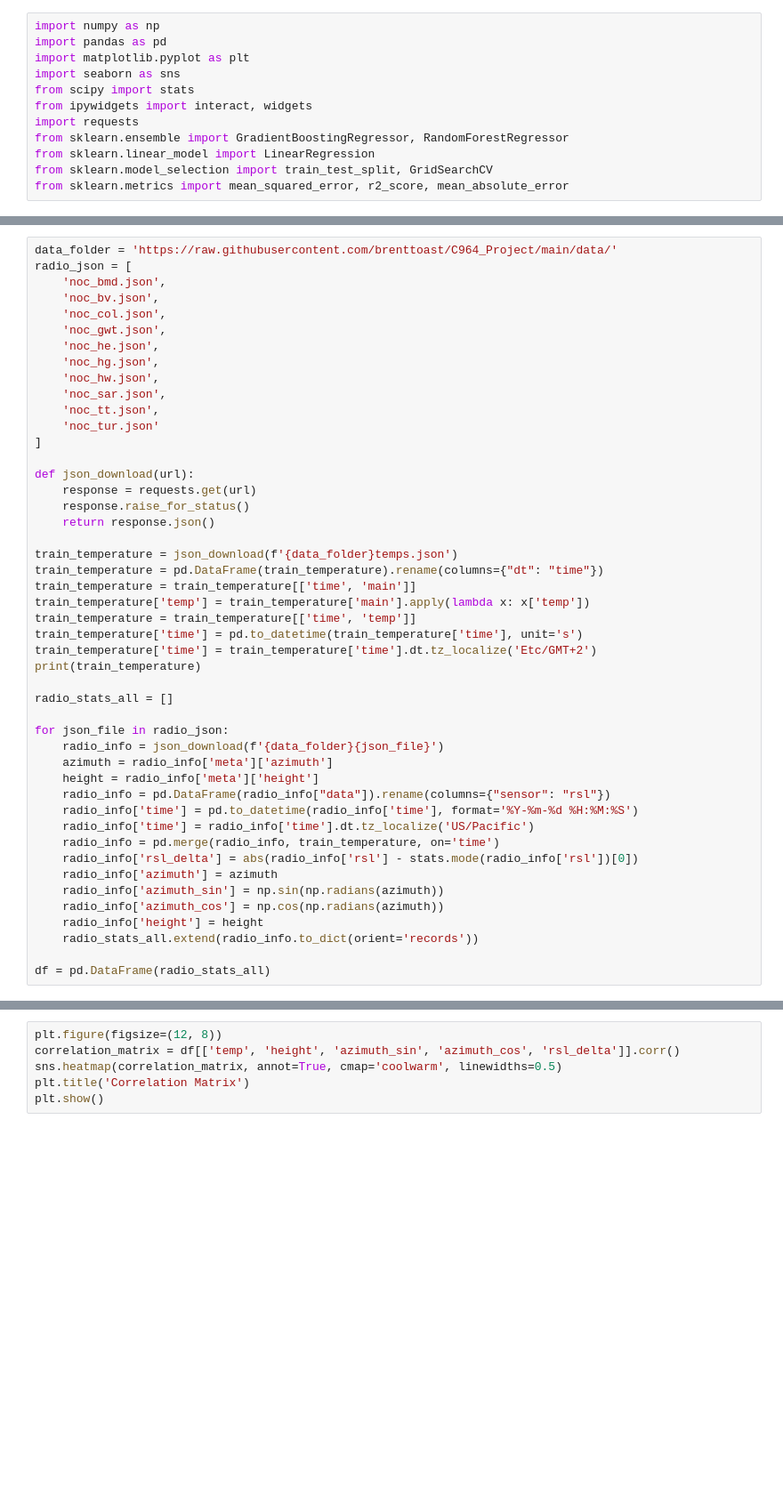
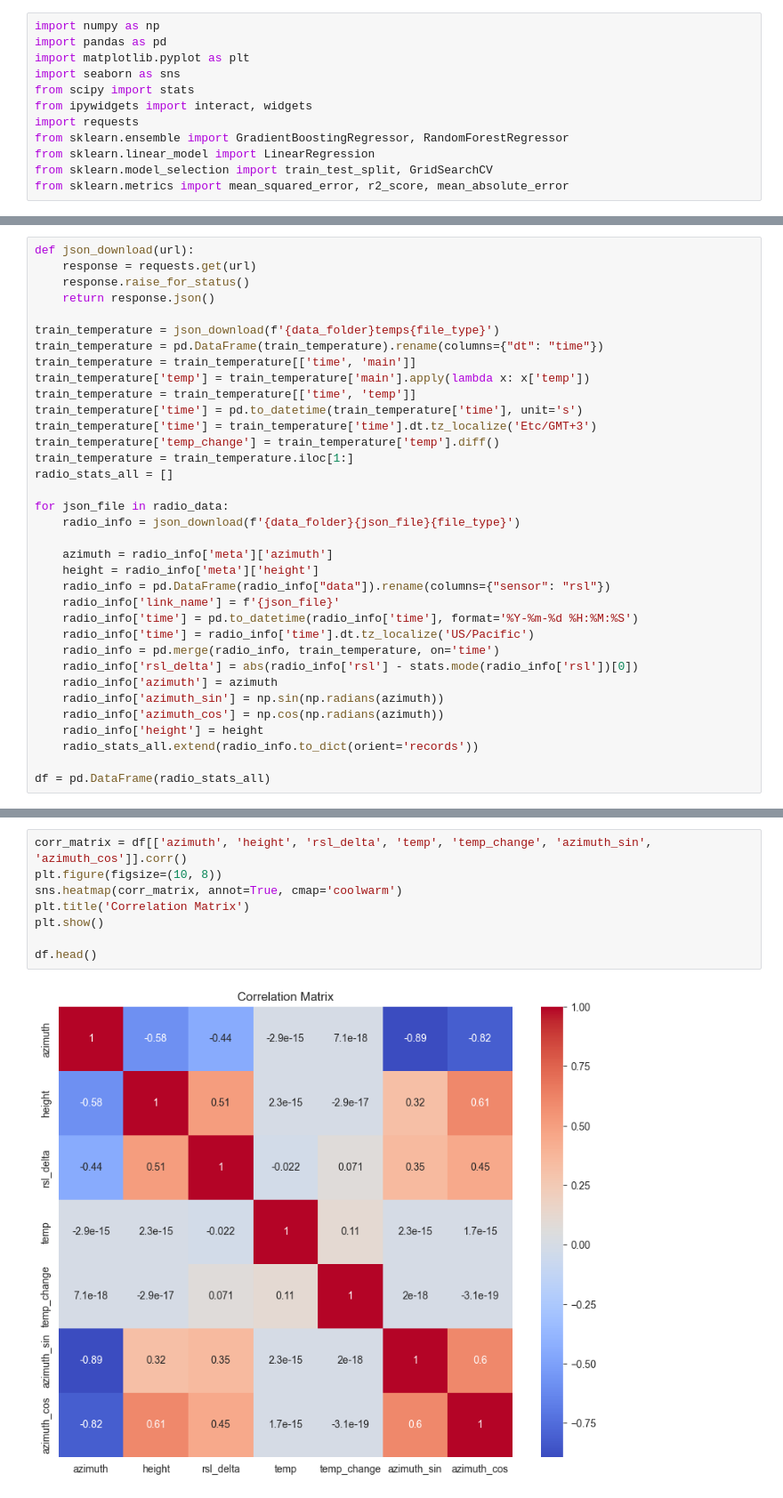
Before and after one commit to brenttoast/C964_Project, a Jupyter notebook: C964_Project.ipynb, the cells around one changed output, grey strips where cells are left out. Shown at 89% size. Cells and saved outputs as stored; diff of their text form; blank space fills up the shorter version.

```diff
--- a/C964_Project.ipynb
+++ b/C964_Project.ipynb
@@ -19,39 +34,27 @@ Download and process data files
 # %%
-data_folder = 'https://raw.githubusercontent.com/brenttoast/C964_Project/main/data/'
-radio_json = [
-    'noc_bmd.json',
-    'noc_bv.json',
-    'noc_col.json',
-    'noc_gwt.json',
-    'noc_he.json',
-    'noc_hg.json',
-    'noc_hw.json',
-    'noc_sar.json',
-    'noc_tt.json',
-    'noc_tur.json'
-]
-
 def json_download(url):
     response = requests.get(url)
     response.raise_for_status()
     return response.json()
 
-train_temperature = json_download(f'{data_folder}temps.json')
+train_temperature = json_download(f'{data_folder}temps{file_type}')
 train_temperature = pd.DataFrame(train_temperature).rename(columns={"dt": "time"})
 train_temperature = train_temperature[['time', 'main']]
 train_temperature['temp'] = train_temperature['main'].apply(lambda x: x['temp'])
 train_temperature = train_temperature[['time', 'temp']]
 train_temperature['time'] = pd.to_datetime(train_temperature['time'], unit='s')
-train_temperature['time'] = train_temperature['time'].dt.tz_localize('Etc/GMT+2')
-print(train_temperature)
-
+train_temperature['time'] = train_temperature['time'].dt.tz_localize('Etc/GMT+3')
+train_temperature['temp_change'] = train_temperature['temp'].diff()
+train_temperature = train_temperature.iloc[1:]
 radio_stats_all = []
 
-for json_file in radio_json:
-    radio_info = json_download(f'{data_folder}{json_file}')
+for json_file in radio_data:
+    radio_info = json_download(f'{data_folder}{json_file}{file_type}')
+
     azimuth = radio_info['meta']['azimuth']
     height = radio_info['meta']['height']
     radio_info = pd.DataFrame(radio_info["data"]).rename(columns={"sensor": "rsl"})
+    radio_info['link_name'] = f'{json_file}'
     radio_info['time'] = pd.to_datetime(radio_info['time'], format='%Y-%m-%d %H:%M:%S')
     radio_info['time'] = radio_info['time'].dt.tz_localize('US/Pacific')
     radio_info = pd.merge(radio_info, train_temperature, on='time')
@@ -68,6 +69,10 @@ HTTPError: 404 Client Error: Not Found for url: https://raw.githubusercontent.co
 # %%
-plt.figure(figsize=(12, 8))
-correlation_matrix = df[['temp', 'height', 'azimuth_sin', 'azimuth_cos', 'rsl_delta']].corr()
-sns.heatmap(correlation_matrix, annot=True, cmap='coolwarm', linewidths=0.5)
+corr_matrix = df[['azimuth', 'height', 'rsl_delta', 'temp', 'temp_change', 'azimuth_sin', 'azimuth_cos']].corr()
+plt.figure(figsize=(10, 8))
+sns.heatmap(corr_matrix, annot=True, cmap='coolwarm')
 plt.title('Correlation Matrix')
 plt.show()
+
+df.head()
+# %% [output]
+[figure, added]
```
Also changed, not shown: parts of 9 cells of this notebook.
